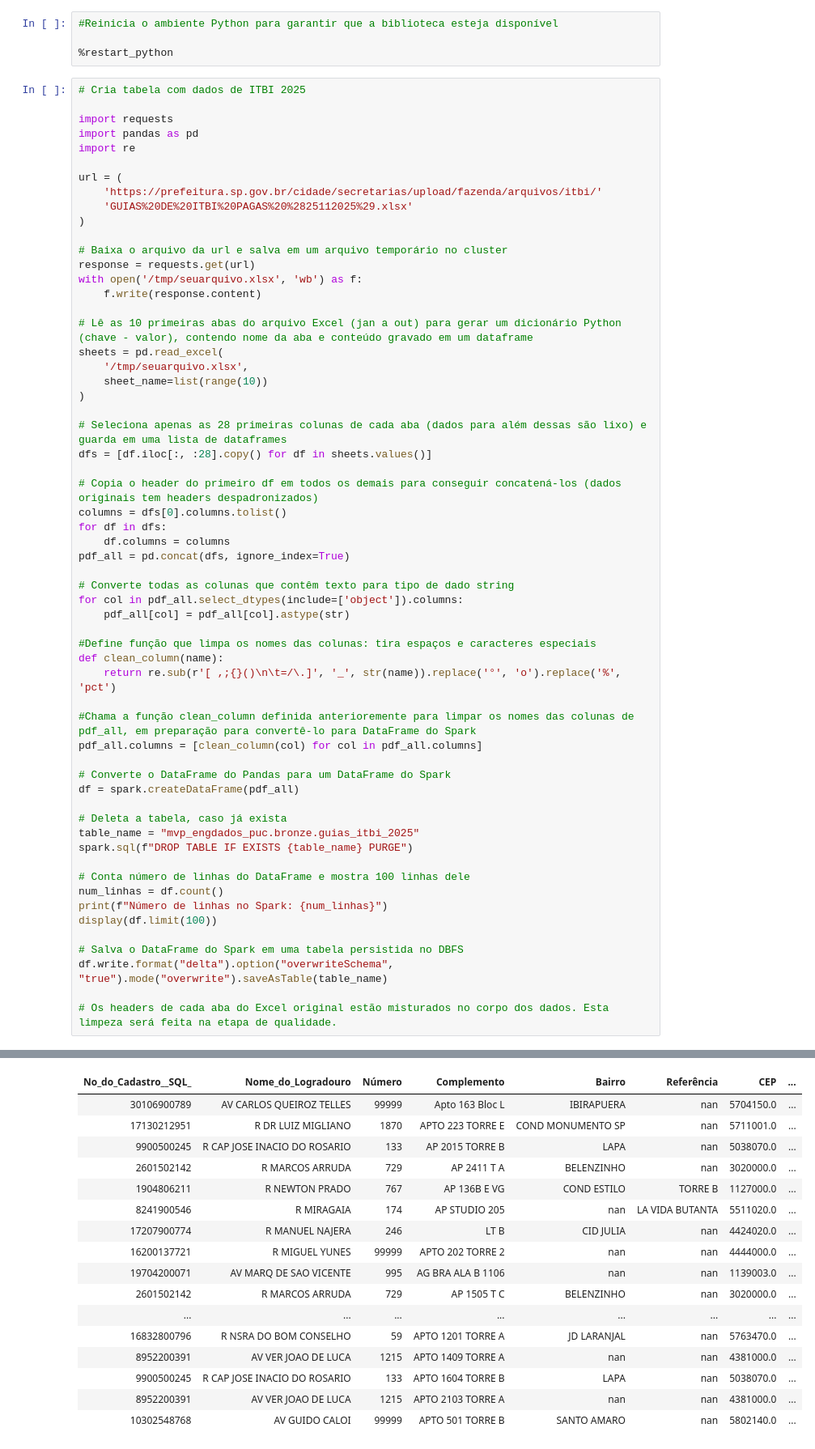
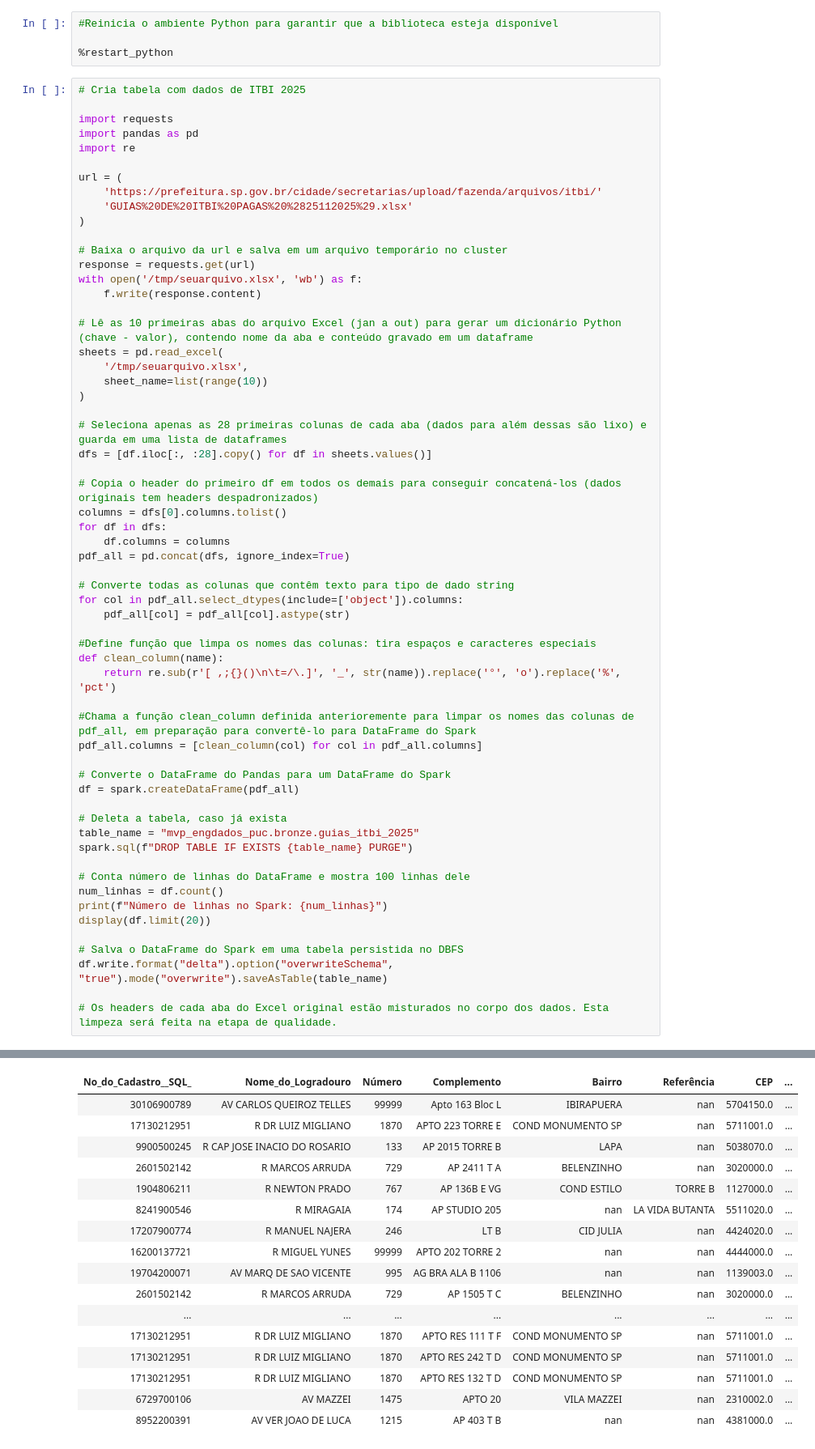
Before and after one commit to izabelaandrade-pos/mvp-puc-eng-dados, a Jupyter notebook: Notebooks/20251201_MVP_EngDados_parte1.ipynb, the cells around one changed output, grey strips where cells are left out. Shown at 81% size. Saved outputs shown, nothing was run; the diff lists cells and outputs as text.

```diff
--- a/Notebooks/20251201_MVP_EngDados_parte1.ipynb
+++ b/Notebooks/20251201_MVP_EngDados_parte1.ipynb
@@ -127,39 +127,39 @@ pdf_all.columns = [clean_column(col) for col in pdf_all.columns]
 
 # Converte o DataFrame do Pandas para um DataFrame do Spark
 df = spark.createDataFrame(pdf_all)
 
 # Deleta a tabela, caso já exista
 table_name = "mvp_engdados_puc.bronze.guias_itbi_2025"
 spark.sql(f"DROP TABLE IF EXISTS {table_name} PURGE")
 
 # Conta número de linhas do DataFrame e mostra 100 linhas dele
 num_linhas = df.count()
 print(f"Número de linhas no Spark: {num_linhas}")
-display(df.limit(100))
+display(df.limit(20))
 
 # Salva o DataFrame do Spark em uma tabela persistida no DBFS
 df.write.format("delta").option("overwriteSchema", "true").mode("overwrite").saveAsTable(table_name)
 
 # Os headers de cada aba do Excel original estão misturados no corpo dos dados. Esta limpeza será feita na etapa de qualidade.
 # %% [output]
 Número de linhas no Spark: 188073
 | No_do_Cadastro__SQL_ | Nome_do_Logradouro | Número | Complemento | Bairro | Referência | CEP | ... |
 | 30106900789 | AV CARLOS QUEIROZ TELLES | 99999 | Apto 163 Bloc L | IBIRAPUERA | nan | 5704150.0 | ... |
 | 17130212951 | R DR LUIZ MIGLIANO | 1870 | APTO 223 TORRE E | COND MONUMENTO SP | nan | 5711001.0 | ... |
 | 9900500245 | R CAP JOSE INACIO DO ROSARIO | 133 | AP 2015 TORRE B | LAPA | nan | 5038070.0 | ... |
 | 2601502142 | R MARCOS ARRUDA | 729 | AP 2411 T A | BELENZINHO | nan | 3020000.0 | ... |
 | 1904806211 | R NEWTON PRADO | 767 | AP 136B E VG | COND ESTILO | TORRE B | 1127000.0 | ... |
 | 8241900546 | R MIRAGAIA | 174 | AP STUDIO 205 | nan | LA VIDA BUTANTA | 5511020.0 | ... |
 | 17207900774 | R MANUEL NAJERA | 246 | LT B | CID JULIA | nan | 4424020.0 | ... |
 | 16200137721 | R MIGUEL YUNES | 99999 | APTO 202 TORRE 2 | nan | nan | 4444000.0 | ... |
 | 19704200071 | AV MARQ DE SAO VICENTE | 995 | AG BRA ALA B 1106 | nan | nan | 1139003.0 | ... |
 | 2601502142 | R MARCOS ARRUDA | 729 | AP 1505 T C | BELENZINHO | nan | 3020000.0 | ... |
 | ... | ... | ... | ... | ... | ... | ... | ... |
-| 16832800796 | R NSRA DO BOM CONSELHO | 59 | APTO 1201 TORRE A | JD LARANJAL | nan | 5763470.0 | ... |
-| 8952200391 | AV VER JOAO DE LUCA | 1215 | APTO 1409 TORRE A | nan | nan | 4381000.0 | ... |
-| 9900500245 | R CAP JOSE INACIO DO ROSARIO | 133 | APTO 1604 TORRE B | LAPA | nan | 5038070.0 | ... |
-| 8952200391 | AV VER JOAO DE LUCA | 1215 | APTO 2103 TORRE A | nan | nan | 4381000.0 | ... |
-| 10302548768 | AV GUIDO CALOI | 99999 | APTO 501 TORRE B | SANTO AMARO | nan | 5802140.0 | ... |
+| 17130212951 | R DR LUIZ MIGLIANO | 1870 | APTO RES 111 T F | COND MONUMENTO SP | nan | 5711001.0 | ... |
+| 17130212951 | R DR LUIZ MIGLIANO | 1870 | APTO RES 242 T D | COND MONUMENTO SP | nan | 5711001.0 | ... |
+| 17130212951 | R DR LUIZ MIGLIANO | 1870 | APTO RES 132 T D | COND MONUMENTO SP | nan | 5711001.0 | ... |
+| 6729700106 | AV MAZZEI | 1475 | APTO 20 | VILA MAZZEI | nan | 2310002.0 | ... |
+| 8952200391 | AV VER JOAO DE LUCA | 1215 | AP 403 T B | nan | nan | 4381000.0 | ... |
 # %%
 
 # Processamento idem anterior para criar as tabelas de itbi pagos de 2022 a 20224
```
Also changed, not shown: parts of 4 cells of this notebook.
